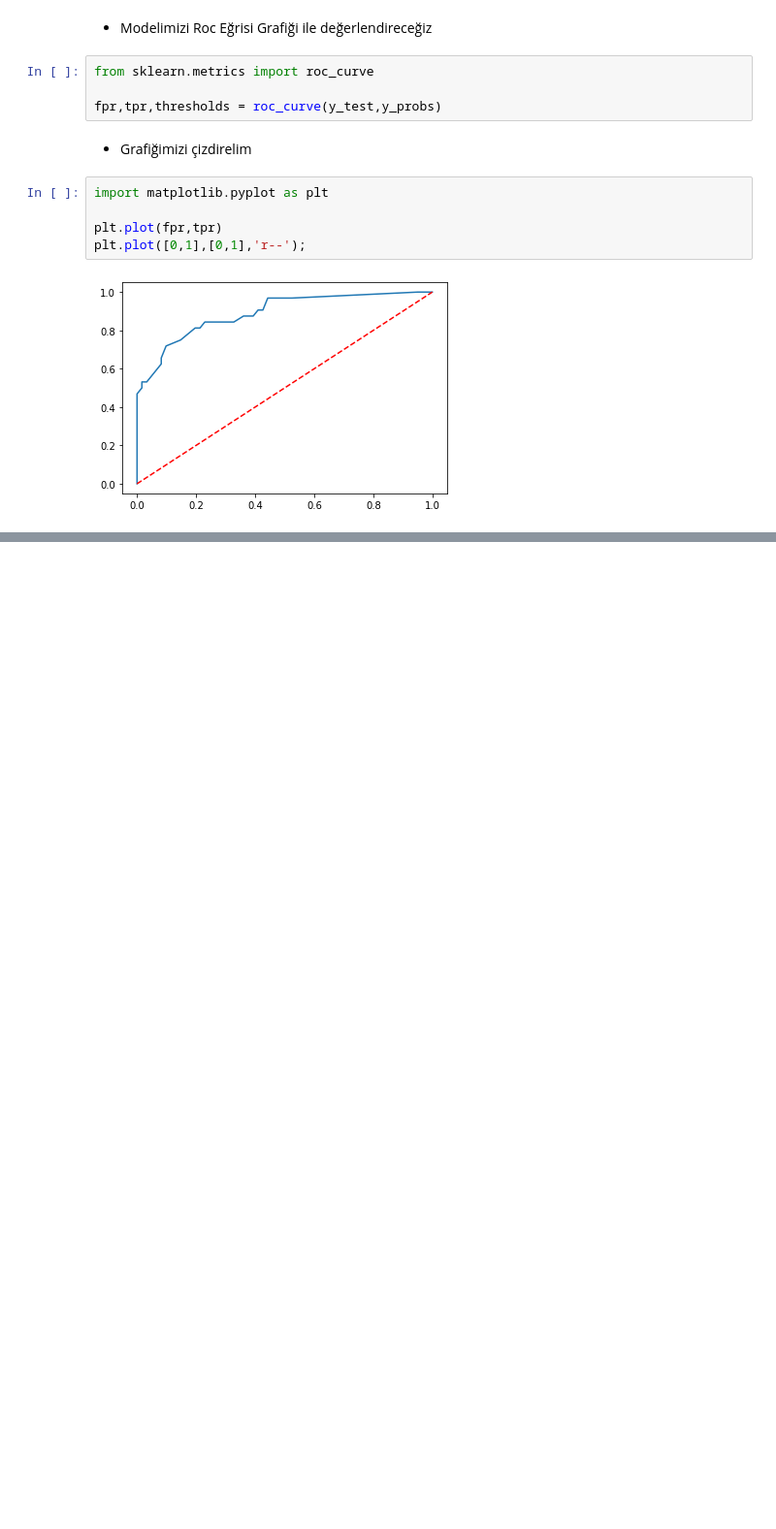
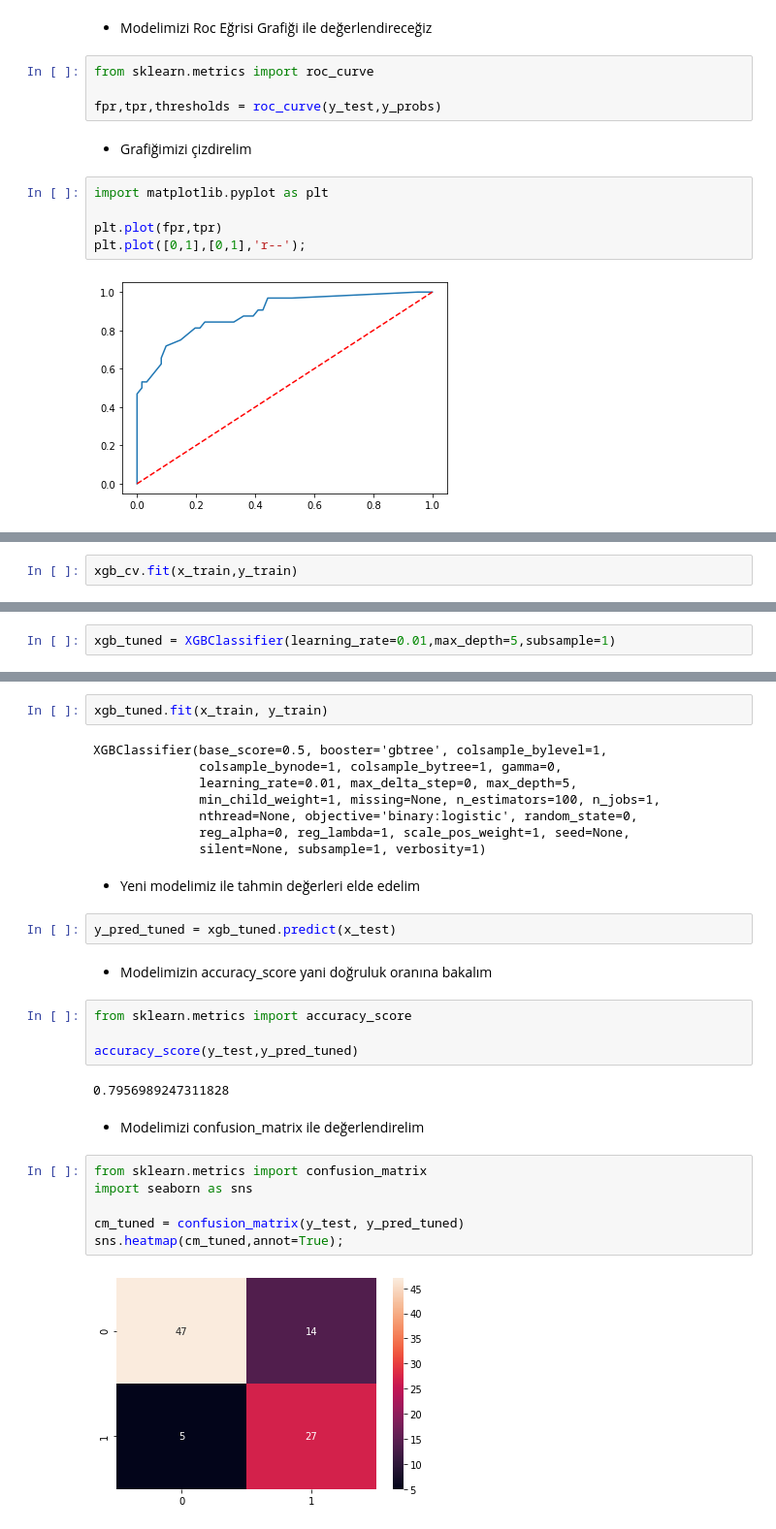
Before and after one commit to TheKoray/KNN-Tree-Ensemble-Algorithms, a Jupyter notebook: Biomechanical.ipynb, the cells around one changed output, grey strips where cells are left out. Shown at 97% size. Saved outputs shown, nothing was run; the diff lists cells and outputs as text; blank space fills up the shorter version.

```diff
--- a/Biomechanical.ipynb
+++ b/Biomechanical.ipynb
@@ -1230,0 +1347,2 @@ plt.plot([0,1],[0,1],'r--');
+# %%
+xgb_cv.fit(x_train,y_train)
@@ -1230,0 +1357,2 @@ plt.plot([0,1],[0,1],'r--');
+# %%
+xgb_tuned = XGBClassifier(learning_rate=0.01,max_depth=5,subsample=1)
@@ -1230,0 +1361,32 @@ plt.plot([0,1],[0,1],'r--');
+# %%
+xgb_tuned.fit(x_train, y_train)
+# %% [output]
+XGBClassifier(base_score=0.5, booster='gbtree', colsample_bylevel=1,
+              colsample_bynode=1, colsample_bytree=1, gamma=0,
+              learning_rate=0.01, max_delta_step=0, max_depth=5,
+              min_child_weight=1, missing=None, n_estimators=100, n_jobs=1,
+              nthread=None, objective='binary:logistic', random_state=0,
+              reg_alpha=0, reg_lambda=1, scale_pos_weight=1, seed=None,
+              silent=None, subsample=1, verbosity=1)
+# %% [markdown]
+- Yeni modelimiz ile tahmin değerleri elde edelim
+# %%
+y_pred_tuned = xgb_tuned.predict(x_test)
+# %% [markdown]
+- Modelimizin accuracy_score yani doğruluk oranına bakalım
+# %%
+from sklearn.metrics import accuracy_score
+
+accuracy_score(y_test,y_pred_tuned)
+# %% [output]
+0.7956989247311828
+# %% [markdown]
+- Modelimizi confusion_matrix ile değerlendirelim
+# %%
+from sklearn.metrics import confusion_matrix
+import seaborn as sns
+
+cm_tuned = confusion_matrix(y_test, y_pred_tuned)
+sns.heatmap(cm_tuned,annot=True);
+# %% [output]
+[figure, added]
```
Also changed, not shown: parts of 30 cells of this notebook.
